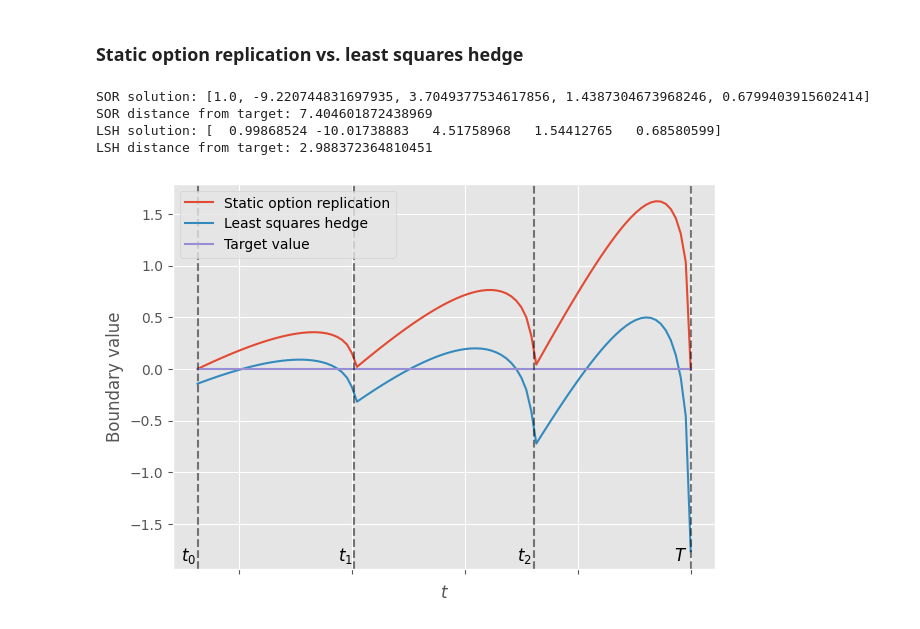
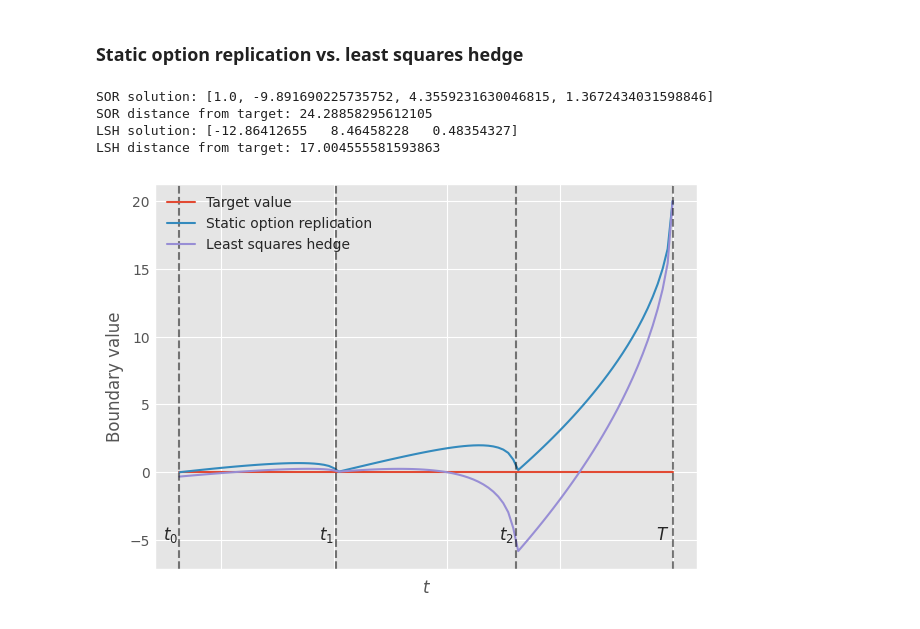
Before and after one commit to krantamaki/least_squares_hedge, a Jupyter notebook: examples/plots/plots.ipynb, the cells around one changed output. Drawn from its saved outputs; the diff is of its cells as text; code cells hidden in the pictures.

```diff
--- a/examples/plots/plots.ipynb
+++ b/examples/plots/plots.ipynb
@@ -32,12 +32,15 @@ T = QfDate(2025, 12, 31)
 option = Option(form_option_id(underlying, T, "Call", 100), underlying, T, "Call", 100, r, s)
 
 surf = PriceSurface(option, (50, 50), max_underlying_value=125, min_underlying_value=75)
+plt.style.use("seaborn-v0_8-whitegrid")
+# plt.style.use('ggplot')
 
 fig = plt.figure(figsize=(7, 5))
 ax  = plt.axes(projection = '3d')
 
-surf.plot((100, 100), ((0, 1), (75, 125)), plot_heatmap=False, fig=fig, ax=ax)
+surf.plot((100, 100), ((0, 1), (75, 125)), plot_heatmap=False, fig=fig, ax=ax, cmap_name="coolwarm", edgecolor='royalblue', lw=0.5, rstride=6, cstride=6, alpha=0.5)
 
+ax.view_init(elev=20, azim=60)
 ax.set_ylabel("Strike price ($S_t$)", fontsize=10)
 ax.set_xlabel("Time (years)", fontsize=10)
 ax.set_zlabel("Option value (USD)", fontsize=10)
@@ -45,7 +48,10 @@ ax.set_zlabel("Option value (USD)", fontsize=10)
 ax.azim = 150
 ax.dist = 30
 
+fig.tight_layout()
 fig.savefig(project_root / "figures" / "option_price_surface.pdf")
 
 fig.show()
+
+plt.style.use('ggplot')
 # %% [output]
@@ -274,89 +280,78 @@ def bs_factory(p: float, k: float, r: float, s: float) -> float:
 # %%
 tt = np.linspace(t0.timedelta(T), 0, 100)
 option_tt = np.array([tt,
-                      tt + T.timedelta(T2),
                       tt,
                       tt - t2.timedelta(T),
                       tt - t1.timedelta(T)])
 
 # Static option replication (SOR)
 n_option1 = 1
-n_option2 = -n_option1 * bs_call(120, T.timedelta(T), 100, r, s) / bs_call(120, T.timedelta(T2), 120, r, s)
-n_option3 = -(n_option1 * bs_call(120, t2.timedelta(T), 100, r, s) +\
-              n_option2 * bs_call(120, t2.timedelta(T2), 120, r, s)) /\
-             bs_call(120, t2.timedelta(T), 120, r, s)
-n_option4 = -(n_option1 * bs_call(120, t1.timedelta(T), 100, r, s) +\
-              n_option2 * bs_call(120, t1.timedelta(T2), 120, r, s) +\
-              n_option3 * bs_call(120, t1.timedelta(T), 120, r, s)) /\
+n_option2 = -n_option1 * bs_call(120, t2.timedelta(T), 100, r, s) / bs_call(120, t2.timedelta(T), 120, r, s)
+n_option3 = -(n_option1 * bs_call(120, t1.timedelta(T), 100, r, s) +\
+              n_option2 * bs_call(120, t1.timedelta(T), 120, r, s)) /\
              bs_call(120, t1.timedelta(t2), 120, r, s)
-n_option5 = -(n_option1 * bs_call(120, t0.timedelta(T), 100, r, s) +\
-              n_option2 * bs_call(120, t0.timedelta(T2), 120, r, s) +\
-              n_option3 * bs_call(120, t0.timedelta(T), 120, r, s) +\
-              n_option4 * bs_call(120, t0.timedelta(t2), 120, r, s)) /\
+n_option4 = -(n_option1 * bs_call(120, t0.timedelta(T), 100, r, s) +\
+              n_option2 * bs_call(120, t0.timedelta(T), 120, r, s) +\
+              n_option3 * bs_call(120, t0.timedelta(t2), 120, r, s)) /\
               bs_call(120, t0.timedelta(t1), 120, r, s)
 
 sor_option_positions = np.array([bs_factory(n_option1, options[0].strike, r, s),
                                  bs_factory(n_option2, options[1].strike, r, s),
                                  bs_factory(n_option3, options[2].strike, r, s),
-                                 bs_factory(n_option4, options[3].strike, r, s),
-                                 bs_factory(n_option5, options[4].strike, r, s)])
+                                 bs_factory(n_option4, options[3].strike, r, s)])
 
 # Least squares hedge (lsh)
-A = np.array([[bs_call(x, 0, 100, r, s) for x in np.linspace(80, 120, 100)] + [bs_call(120, t, 100, r, s) for t in option_tt[0]],
-              ([0] * 100) + [bs_call(120, t, 120, r, s) for t in option_tt[1]],
-              ([0] * 100) + [bs_call(120, t, 120, r, s) for t in option_tt[2]],
-              ([0] * 100) + [bs_call(120, t, 120, r, s) for t in option_tt[3]],
-              ([0] * 100) + [bs_call(120, t, 120, r, s) for t in option_tt[4]]]).T
-b = np.array([bs_call(x, 0, 100, r, s) for x in np.linspace(80, 120, 100)] + ([0] * 100))
+A = np.array([[bs_call(120, t, 120, r, s) for t in option_tt[1]],
+              [bs_call(120, t, 120, r, s) for t in option_tt[2]],
+              [bs_call(120, t, 120, r, s) for t in option_tt[3]]]).T
+b = np.array([-bs_call(120, t, 100, r, s) for t in option_tt[0]])
 
 x = np.linalg.lstsq(A, b)[0]
 
-lsh_option_positions = np.array([bs_factory(x[0], options[0].strike, r, s),
-                                 bs_factory(x[1], options[1].strike, r, s),
-                                 bs_factory(x[2], options[2].strike, r, s),
-                                 bs_factory(x[3], options[3].strike, r, s),
-                                 bs_factory(x[4], options[4].strike, r, s)])
+lsh_option_positions = np.array([bs_factory(1.0, options[0].strike, r, s),
+                                 bs_factory(x[0], options[1].strike, r, s),
+                                 bs_factory(x[1], options[2].strike, r, s),
+                                 bs_factory(x[2], options[3].strike, r, s)])
 
 # Plot the results
-
 fig, ax = plt.subplots(1, 1, figsize=(7, 5))
 
 sor_y = np.array([sum([sor_option_positions[i](120, option_tt[i, j]) for i in range(len(sor_option_positions))]) for j in range(len(tt))])
 lsh_y = np.array([sum([lsh_option_positions[i](120, option_tt[i, j]) for i in range(len(lsh_option_positions))]) for j in range(len(tt))])
 
-print("SOR solution:", [float(n_option1), float(n_option2), float(n_option3), float(n_option4), float(n_option5)])
-print("SOR distance from target:", np.linalg.norm(sor_y))
+print("SOR solution:", [float(n_option1), float(n_option2), float(n_option3), float(n_option4)])
+print("SOR distance from target:", 1 / len(tt) * np.linalg.norm(sor_y) ** 2)
 print("LSH solution:", x)
-print("LSH distance from target:", np.linalg.norm(lsh_y))
+print("LSH distance from target:", 1 / len(tt) * np.linalg.norm(lsh_y) ** 2)
 
+ax.plot(tt, [0] * 100, label="Target value")
 ax.plot(tt, sor_y, label="Static option replication")
 ax.plot(tt, lsh_y, label="Least squares hedge")
-ax.plot(tt, [0] * 100, label="Target value")
 
 ax.axvline(0, alpha=0.5, color='black', linestyle='dashed')
 ax.axvline(t2.timedelta(T), alpha=0.5, color='black', linestyle='dashed')
 ax.axvline(t1.timedelta(T), alpha=0.5, color='black', linestyle='dashed')
 ax.axvline(t0.timedelta(T), alpha=0.5, color='black', linestyle='dashed')
 
-ax.text(0 + 0.003, -1.85, "$T$", fontsize=12)
-ax.text(t2.timedelta(T) + 0.003, -1.85, "$t_2$", fontsize=12)
-ax.text(t1.timedelta(T) + 0.003, -1.85, "$t_1$", fontsize=12)
-ax.text(t0.timedelta(T) + 0.003, -1.85, "$t_0$", fontsize=12)
+ax.text(0 + 0.003, -5, "$T$", fontsize=12)
+ax.text(t2.timedelta(T) + 0.003, -5, "$t_2$", fontsize=12)
+ax.text(t1.timedelta(T) + 0.003, -5, "$t_1$", fontsize=12)
+ax.text(t0.timedelta(T) + 0.003, -5, "$t_0$", fontsize=12)
 
 ax.set_ylabel("Boundary value")
 ax.set_xlabel("$t$")
 
 plt.gca().axes.xaxis.set_inverted(True)
 plt.gca().axes.xaxis.set_ticklabels([])
 
 plt.legend()
 
 fig.savefig(project_root / "figures" / "sor_lsh_comparison.pdf")
 
 plt.show()
 # %% [output]
-SOR solution: [1.0, -9.220744831697935, 3.7049377534617856, 1.4387304673968246, 0.6799403915602414]
-SOR distance from target: 7.404601872438969
-LSH solution: [  0.99868524 -10.01738883   4.51758968   1.54412765   0.68580599]
-LSH distance from target: 2.988372364810451
+SOR solution: [1.0, -9.891690225735752, 4.3559231630046815, 1.3672434031598846]
+SOR distance from target: 24.28858295612105
+LSH solution: [-12.86412655   8.46458228   0.48354327]
+LSH distance from target: 17.004555581593863
-[figure, old version]
+[figure, new version]
```
Also changed, not shown: parts of 4 cells of this notebook, 11 other files.
